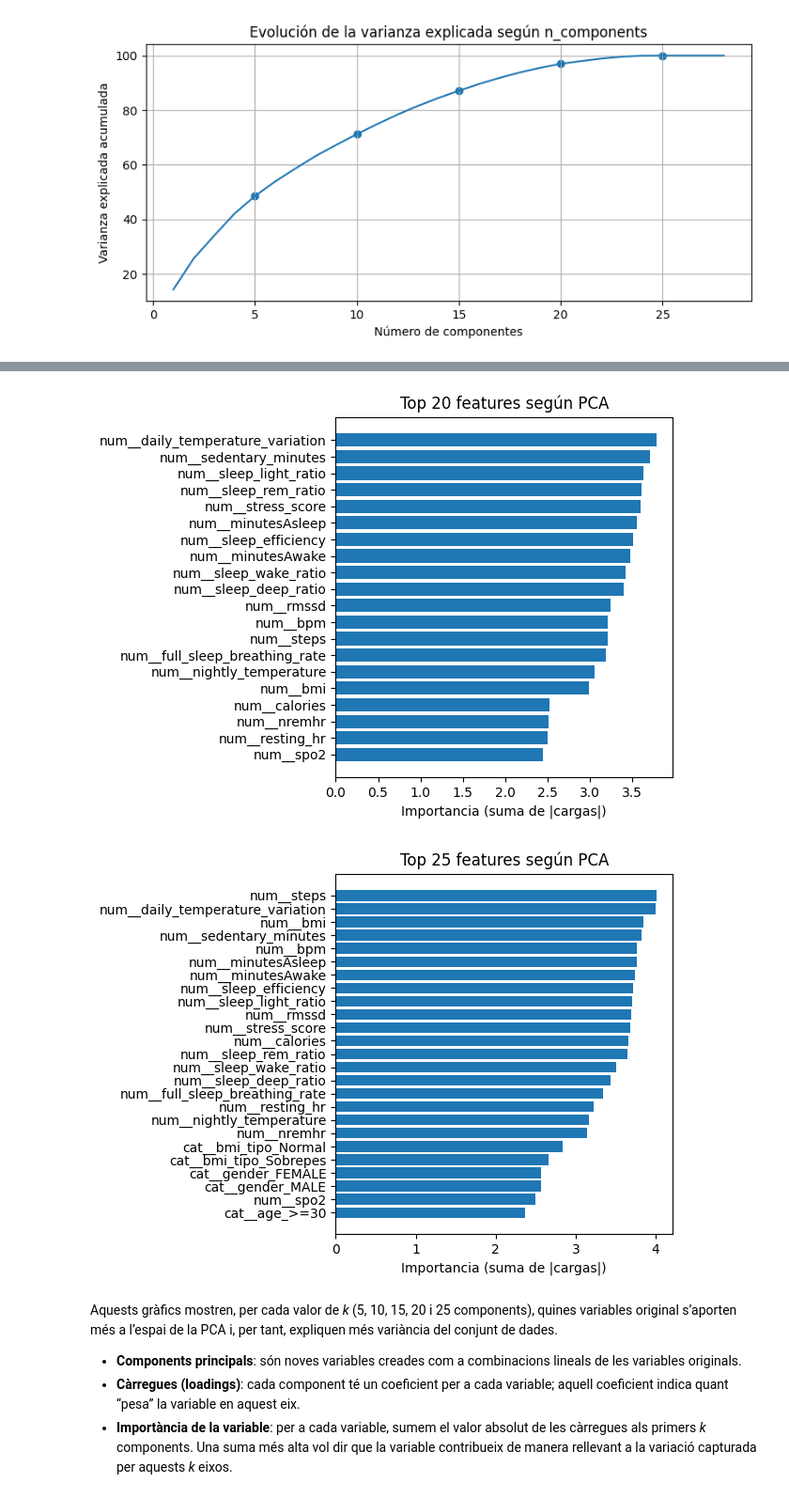
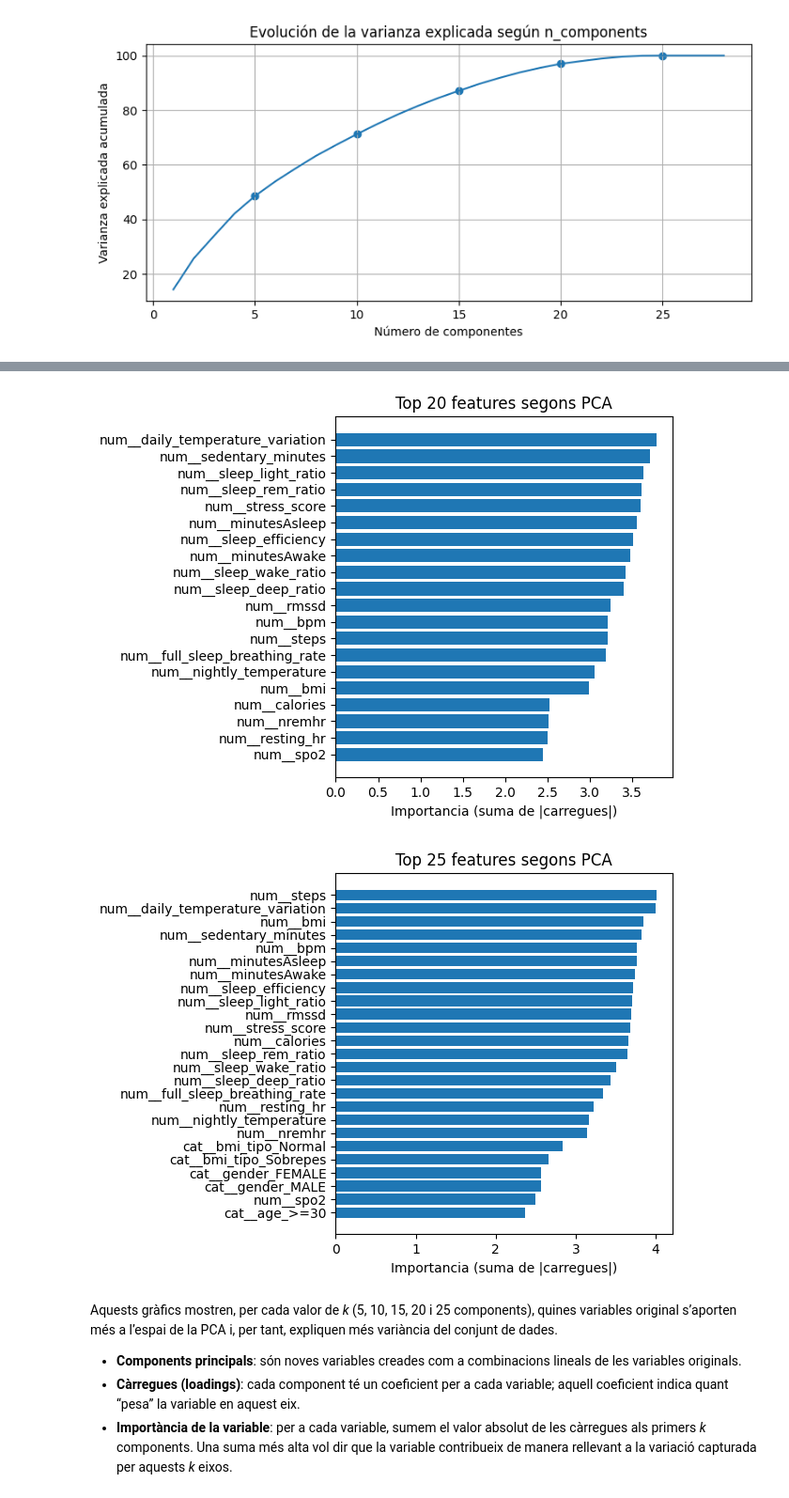
Before and after one commit to RogerDuran808/AI-Health-Assistant, a Jupyter notebook: notebooks/03_LifeSnaps_Preprocessing_Experiments.ipynb, the cells around one changed output, grey strips where cells are left out. Shown at 94% size. Drawn from its saved outputs; the diff is of its cells as text; code cells hidden in the pictures.

```diff
--- a/notebooks/03_LifeSnaps_Preprocessing_Experiments.ipynb
+++ b/notebooks/03_LifeSnaps_Preprocessing_Experiments.ipynb
@@ -115,7 +159,7 @@ preprocessor = ColumnTransformer(
 # Define classifiers
 CLASSIFIERS = {
     "MLP": MLPClassifier(random_state=42, max_iter=500),
-    "SVM": SVC(random_state=42, probability=True),
+    "SVM": SVC(random_state=42, probability=True, class_weight='balanced'),
     "RandomForest": RandomForestClassifier(random_state=42, class_weight='balanced'),
     "GradientBoosting": GradientBoostingClassifier(random_state=42)
 }
@@ -456,40 +553,35 @@ display(feature_importance_results_df[display_cols].round(4))
 # %%
-# -----------------------------------------------
-# 1. Calcular permutation importance
-# -----------------------------------------------
-print("=== Permutation importance ===")
+# Calcular permutation importance
 result = permutation_importance(
     best_rf_model,      # el teu model entrenat per al sol target
     X_test, y_test,
-    n_repeats=30,
+    n_repeats=200,
     n_jobs=-1,
     random_state=42
 )
 
-# -----------------------------------------------
-# 2. Crear sèrie d’importàncies amb noms originals
-# -----------------------------------------------
+
+# Crear sèrie d’importàncies amb noms originals
+
 orig_features = X_test.columns.tolist()
 
 
 perm_importances = (
-    pd.Series(result.importances_mean, index=orig_features)
-      .sort_values(ascending=False)
+    pd.Series(result.importances_mean, index=orig_features).sort_values(ascending=False)
 )
 
-# -----------------------------------------------
-# 3. Extreure Top-10 i Top-15
-# -----------------------------------------------
+
+# Extreure Top-10 i Top-15
 perm_top_features = {
     10: perm_importances.head(10).index.tolist(),
     15: perm_importances.head(15).index.tolist()
 }
 
-# -----------------------------------------------
-# 4. Mostrar la taula i la gràfica Top-15
-# -----------------------------------------------
-print("\nTop-15 features (Permutation F1):")
-display(perm_importances.head(15).to_frame("importance"))
+
+# Mostrem la taula i la gràfica  de Top-15
+
+print("\nTop-15 features (Permutation):")
+display(perm_importances.head(15).to_frame("Importancia"))
 
 plt.figure(figsize=(10, 5))
 top15 = perm_importances.head(15)
@@ -654,10 +715,10 @@ plt.show()
 # %% [output]
 [figure]
 # %%
-# 1) Nombres de las features resultantes
+# Nom features resultantes
 pca_names = preprocessor.get_feature_names_out()
 
-# 2) Para cada k en [5,10,15,20,25], ajusta un PCA y extrae las importancias
+# Pera cada k en [5,10,15,20,25], ajusta un PCA i extraiem importancias
 n_components_list = [5, 10, 15, 20, 25]
 for k in n_components_list:
     # Ajusta PCA
@@ -667,10 +728,10 @@ for k in n_components_list:
     # loadings: matriz (n_features, k)
     loadings = pca.components_.T
 
-    # importancia = suma de cargas absolutas de cada feature en todos los componentes
+    # importancia = suma de cargas absolutes de cada feature en tots els components
     importance = np.sum(np.abs(loadings), axis=1)
 
-    # crea DataFrame, ordena y toma top-k
+    # crea DataFrame, ordena top-k
     df_imp = pd.DataFrame({
         'feature':    pca_names,
         'importance': importance
@@ -679,8 +740,8 @@ for k in n_components_list:
 
     plt.figure()
     plt.barh(topk['feature'][::-1], topk['importance'][::-1])
-    plt.xlabel('Importancia (suma de |cargas|)')
-    plt.title(f'Top {k} features según PCA')
+    plt.xlabel('Importancia (suma de |carregues|)')
+    plt.title(f'Top {k} features segons PCA')
     plt.tight_layout()
     plt.show()
 # %% [output]
@@ -690,5 +751,5 @@ for k in n_components_list:
-[figure, old version]
+[figure, new version]
-[figure, old version]
+[figure, new version]
 # %% [markdown]
 Aquests gràfics mostren, per cada valor de *k* (5, 10, 15, 20 i 25 components), quines variables original s’aporten més a l’espai de la PCA i, per tant, expliquen més variància del conjunt de dades.
 
```
Also changed, not shown: parts of 24 cells of this notebook, 5 other files.
